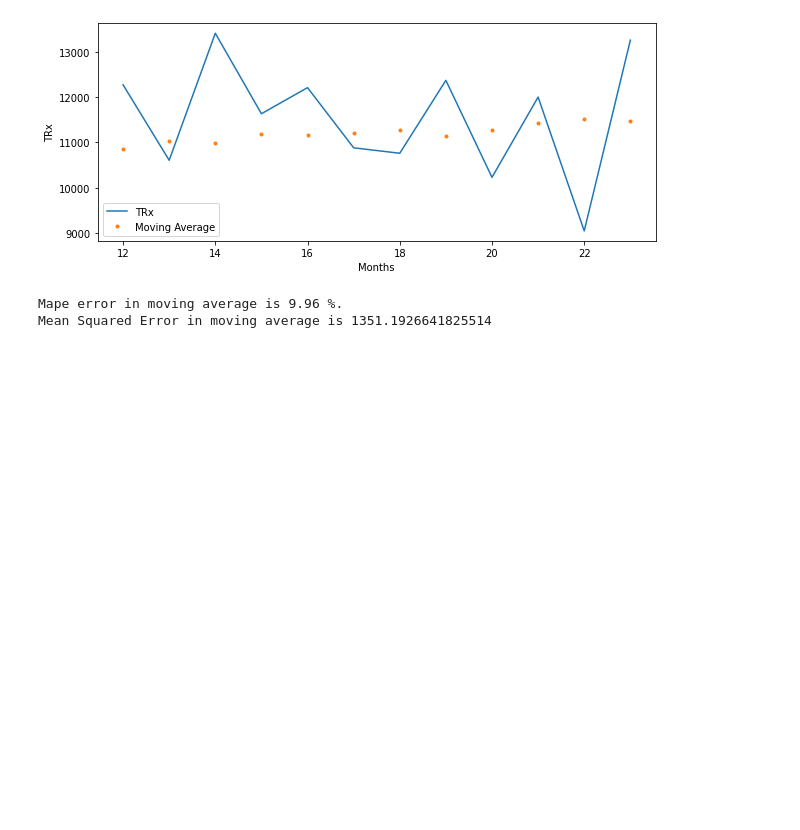
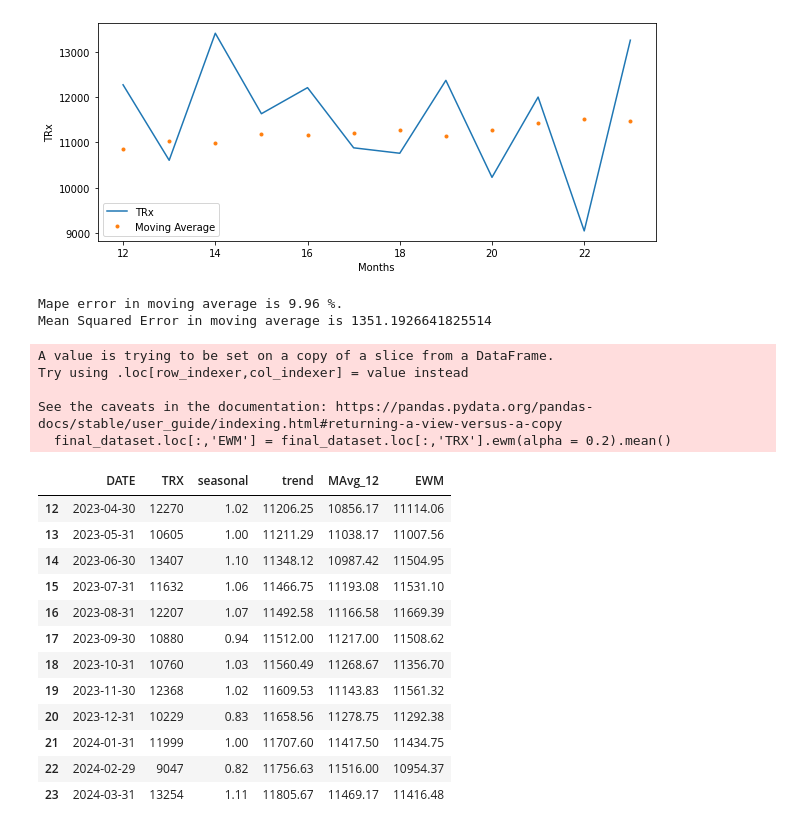
Before and after one commit to Amoghm123/pharmatest, a Jupyter notebook: Untitled.ipynb, the cells around one changed output. Cells and saved outputs as stored; diff of their text form; code cells hidden in the pictures; blank space fills up the shorter version.

```diff
--- a/Untitled.ipynb
+++ b/Untitled.ipynb
@@ -254,3 +254,26 @@ print('Mean Squared Error in moving average is', mse_mavg )
 # %% [output]
 Mape error in moving average is 9.96 %.
 Mean Squared Error in moving average is 1351.1926641825514
+# %%
+#Exponential Smoothing
+final_dataset.loc[:,'EWM'] = final_dataset.loc[:,'TRX'].ewm(alpha = 0.2).mean()
+final_dataset[12:]
+# %% [output]
+A value is trying to be set on a copy of a slice from a DataFrame.
+Try using .loc[row_indexer,col_indexer] = value instead
+
+See the caveats in the documentation: https://pandas.pydata.org/pandas-docs/stable/user_guide/indexing.html#returning-a-view-versus-a-copy
+  final_dataset.loc[:,'EWM'] = final_dataset.loc[:,'TRX'].ewm(alpha = 0.2).mean()
+|  | DATE | TRX | seasonal | trend | MAvg_12 | EWM |
+| 12 | 2023-04-30 | 12270 | 1.02 | 11206.25 | 10856.17 | 11114.06 |
+| 13 | 2023-05-31 | 10605 | 1.00 | 11211.29 | 11038.17 | 11007.56 |
+| 14 | 2023-06-30 | 13407 | 1.10 | 11348.12 | 10987.42 | 11504.95 |
+| 15 | 2023-07-31 | 11632 | 1.06 | 11466.75 | 11193.08 | 11531.10 |
+| 16 | 2023-08-31 | 12207 | 1.07 | 11492.58 | 11166.58 | 11669.39 |
+| 17 | 2023-09-30 | 10880 | 0.94 | 11512.00 | 11217.00 | 11508.62 |
+| 18 | 2023-10-31 | 10760 | 1.03 | 11560.49 | 11268.67 | 11356.70 |
+| 19 | 2023-11-30 | 12368 | 1.02 | 11609.53 | 11143.83 | 11561.32 |
+| 20 | 2023-12-31 | 10229 | 0.83 | 11658.56 | 11278.75 | 11292.38 |
+| 21 | 2024-01-31 | 11999 | 1.00 | 11707.60 | 11417.50 | 11434.75 |
+| 22 | 2024-02-29 | 9047 | 0.82 | 11756.63 | 11516.00 | 10954.37 |
+| 23 | 2024-03-31 | 13254 | 1.11 | 11805.67 | 11469.17 | 11416.48 |
```
Also changed, not shown: parts of 10 cells of this notebook.
